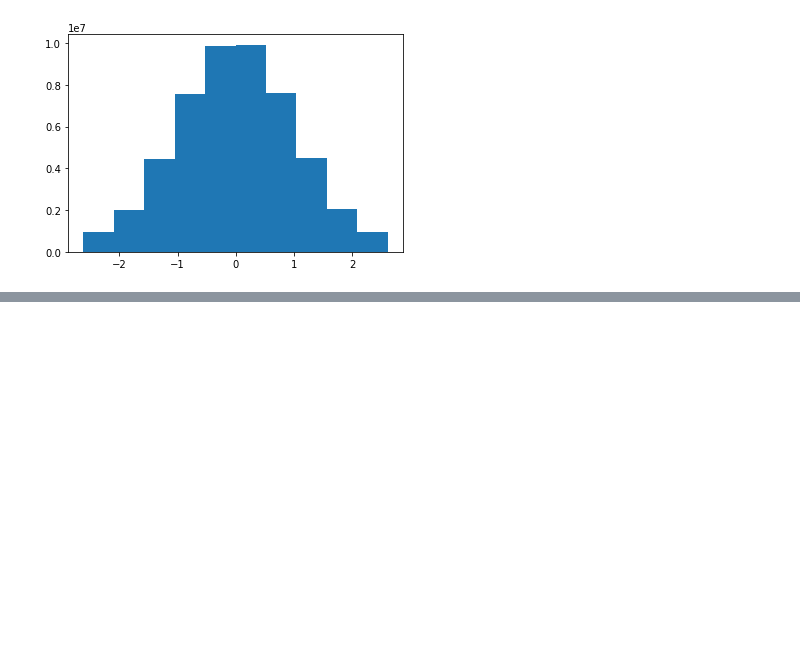
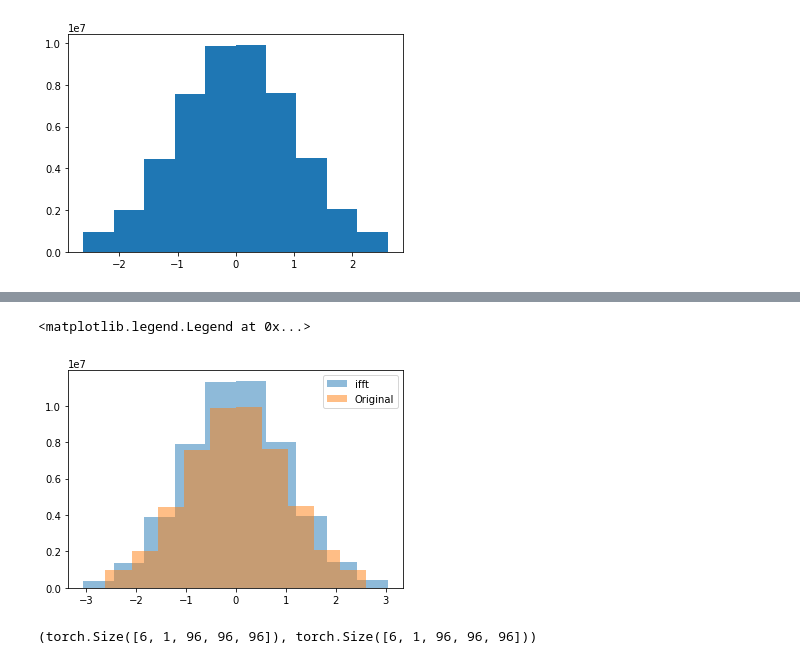
Before and after one commit to Fickincool/master-thesis, a Jupyter notebook: Notebooks/6.00_self2selfDenoising/6.00_dataloader_pilot.ipynb, the cells around one changed output, grey strips where cells are left out. Cells and saved outputs as stored; diff of their text form; code cells hidden in the pictures; blank space fills up the shorter version.

```diff
--- a/Notebooks/6.00_self2selfDenoising/6.00_dataloader_pilot.ipynb
+++ b/Notebooks/6.00_self2selfDenoising/6.00_dataloader_pilot.ipynb
@@ -256,0 +349,13 @@ plt.hist(my_dataset.data.flatten().numpy())
+# %%
+plt.hist(dummy_tomo.flatten().numpy(), alpha=0.5, label='ifft')
+plt.hist(my_dataset.data.flatten().numpy(), alpha=0.5, label='Original')
+plt.legend()
+# %% [output]
+<matplotlib.legend.Legend at 0x...>
+[figure, added]
+# %%
+idx = len(my_dataset)//2
+subtomo, target, gt_subtomo = my_dataset[idx]
+subtomo.shape, subtomo.shape
+# %% [output]
+(torch.Size([6, 1, 96, 96, 96]), torch.Size([6, 1, 96, 96, 96]))
```
Also changed, not shown: parts of 13 cells of this notebook, 9 other files.
